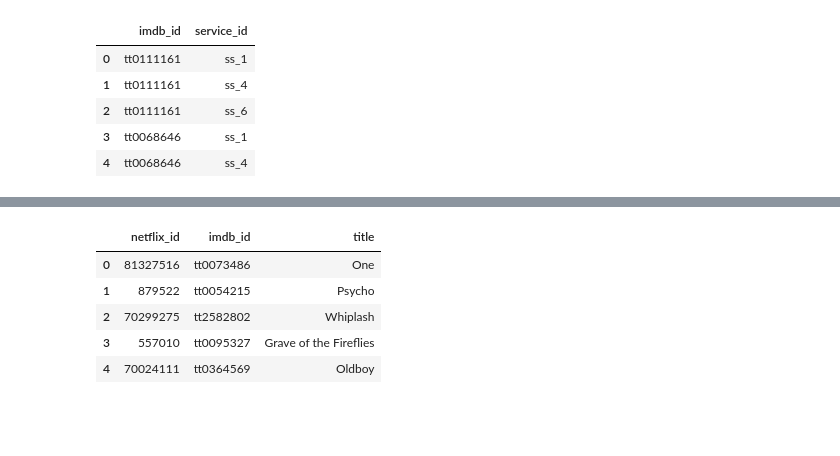
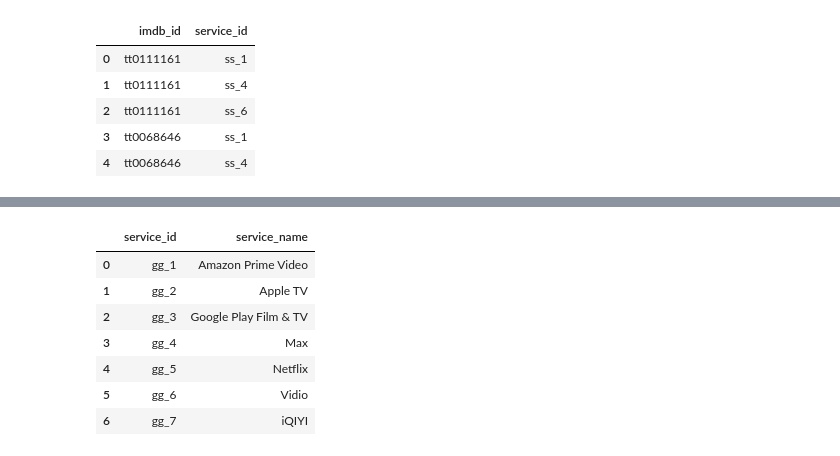
Before and after one commit to johanpramudito/ETL-Melodi, a Jupyter notebook: Load/SQL_Table/PostgreSQL_Tables.ipynb, the cells around one changed output, grey strips where cells are left out. Saved outputs shown, nothing was run; the diff lists cells and outputs as text; code cells hidden in the pictures; blank space fills up the shorter version.

```diff
--- a/Load/SQL_Table/PostgreSQL_Tables.ipynb
+++ b/Load/SQL_Table/PostgreSQL_Tables.ipynb
@@ -341,9 +381,11 @@ filtered_netflix.to_sql(name='netflix_movie', con=engine, if_exists='append', in
 # %%
-pd.read_sql_query('select * from netflix_movie', con=engine).head()
+pd.read_sql_query('select * from google_streaming_service', con=engine)
 # %% [output]
-|  | netflix_id | imdb_id | title |
-| 0 | 81327516 | tt0073486 | One |
-| 1 | 879522 | tt0054215 | Psycho |
-| 2 | 70299275 | tt2582802 | Whiplash |
-| 3 | 557010 | tt0095327 | Grave of the Fireflies |
-| 4 | 70024111 | tt0364569 | Oldboy |
+|  | service_id | service_name |
+| 0 | gg_1 | Amazon Prime Video |
+| 1 | gg_2 | Apple TV |
+| 2 | gg_3 | Google Play Film & TV |
+| 3 | gg_4 | Max |
+| 4 | gg_5 | Netflix |
+| 5 | gg_6 | Vidio |
+| 6 | gg_7 | iQIYI |
```
Also changed, not shown: parts of 70 cells of this notebook, 7 other files.
